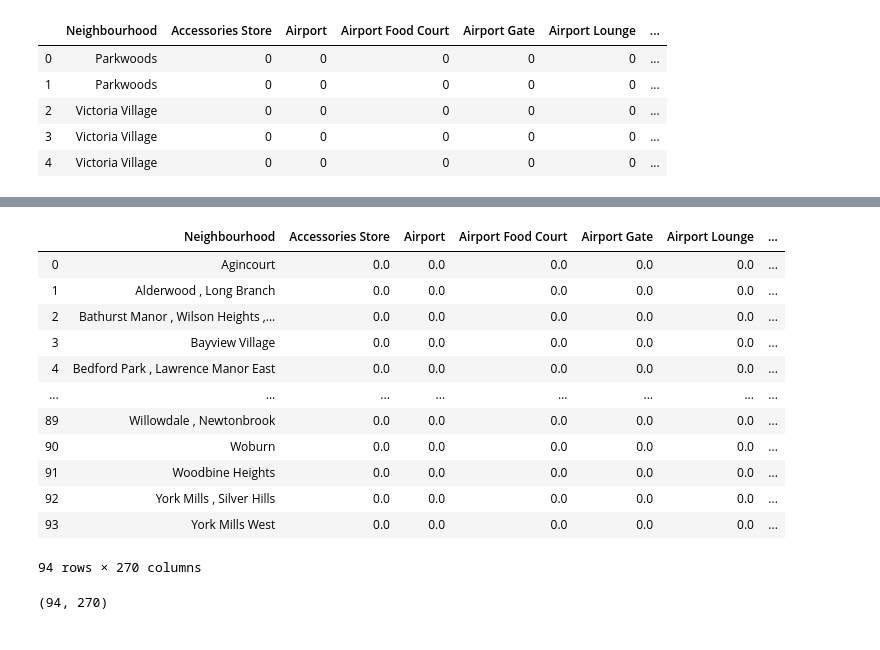
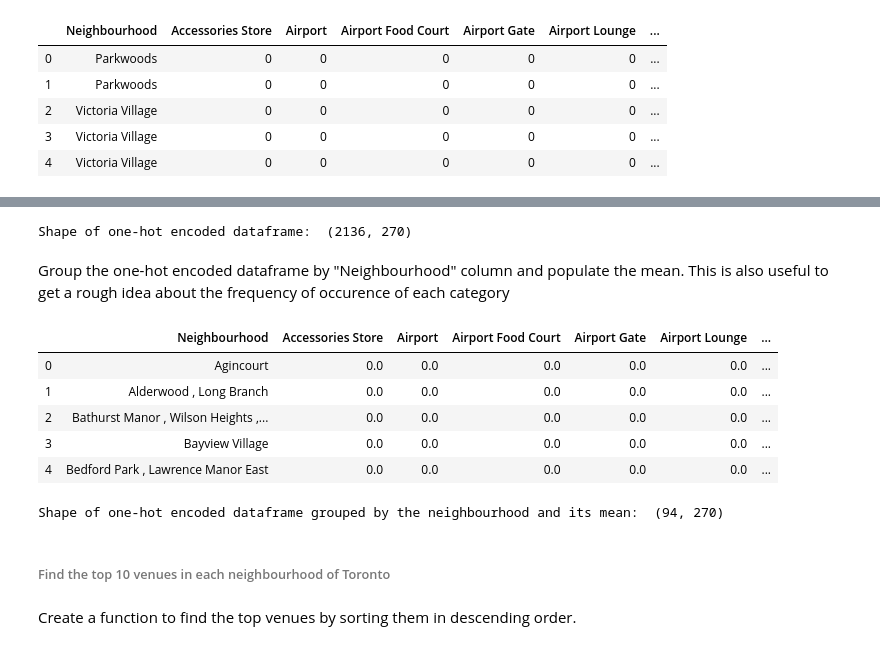
Before and after one commit to nitishbhardwaj1912/Coursera_Capstone, a Jupyter notebook: CourseraCapstone_A1.ipynb, the cells around one changed output, grey strips where cells are left out. Drawn from its saved outputs; the diff is of its cells as text; code cells hidden in the pictures.

```diff
--- a/CourseraCapstone_A1.ipynb
+++ b/CourseraCapstone_A1.ipynb
@@ -6,15 +4,26 @@ This notebooks contains the data related to the IBM Capstone Project
 #data manipulation imports
 import pandas as pd
 import numpy as np
+
 #data scrapping imports
 from bs4 import BeautifulSoup
 import requests
+
 #geocoding imports
 from geopy.extra.rate_limiter import RateLimiter
 from geopy.geocoders import Nominatim
+
 #visualization libraries
 import folium as folium
+import matplotlib.pyplot as plt
+import matplotlib.cm as cm
+import matplotlib.colors as colors
+
 #transform JSON file into a pandas dataframe
 from pandas.io.json import json_normalize
-# pd.set_option('display.max_rows', None)
-pd.reset_option('display.max_rows', 'display.max_columns')
+
+# import k-means from clustering stage
+from sklearn.cluster import KMeans
+
+#metric imports
+from sklearn.metrics import silhouette_score
@@ -140,6 +159,6 @@ map_toronto
 # %%
-CLIENT_ID = 'USPKIWNSHV1UGUN5DO2445IMKZVFHL21VAJ4NKIALPWYTZM4' # your Foursquare ID
-CLIENT_SECRET = 'BODOR5RCJOCVDJGFCEWPMKMYW22UJEJBTDTDWJ3LP5TASNDG' # your Foursquare Secret
+CLIENT_ID = '<secret_id>' # your Foursquare ID
+CLIENT_SECRET = '<secret_key>' # your Foursquare Secret
 VERSION = '20180605' # Foursquare API version
 
 print('Your credentails:')
@@ -154,5 +173,13 @@ CLIENT_SECRET:BODOR5RCJOCVDJGFCEWPMKMYW22UJEJBTDTDWJ3LP5TASNDG
 # %%
-def getNearbyVenues(names, latitudes, longitudes, radius=500):
+def getNearbyVenues(names, latitudes, longitudes, radius=500, LIMIT=100):
+    '''
+    A function to fetch the venues near a location within a radius of 500 meters.
+    names = name of the location
+    latitude = latitude of the location
+    longitude = longitude of the location
+
+    Return value: nearby venues fetched based on foursquare api
+    '''
 
     venues_list=[]
     for name, lat, lng in zip(names, latitudes, longitudes):
@@ -269,21 +290,24 @@ toronto_venues[toronto_venues['Venue Category']=='Neighborhood']
+# %%
+print("Shape of one-hot encoded dataframe: ", toronto_onehot.shape)
+# %% [output]
+Shape of one-hot encoded dataframe:  (2136, 270)
+# %% [markdown]
+Group the one-hot encoded dataframe by "Neighbourhood" column and populate the mean. This is also useful to get a rough idea about the frequency of occurence of each category
 # %%
 toronto_grouped = toronto_onehot.groupby('Neighbourhood').mean().reset_index()
-toronto_grouped
+toronto_grouped.head()
 # %% [output]
 |  | Neighbourhood | Accessories Store | Airport | Airport Food Court | Airport Gate | Airport Lounge | ... |
 | 0 | Agincourt | 0.0 | 0.0 | 0.0 | 0.0 | 0.0 | ... |
 | 1 | Alderwood , Long Branch | 0.0 | 0.0 | 0.0 | 0.0 | 0.0 | ... |
 | 2 | Bathurst Manor , Wilson Heights ,... | 0.0 | 0.0 | 0.0 | 0.0 | 0.0 | ... |
 | 3 | Bayview Village | 0.0 | 0.0 | 0.0 | 0.0 | 0.0 | ... |
 | 4 | Bedford Park , Lawrence Manor East | 0.0 | 0.0 | 0.0 | 0.0 | 0.0 | ... |
-| ... | ... | ... | ... | ... | ... | ... | ... |
-| 89 | Willowdale , Newtonbrook | 0.0 | 0.0 | 0.0 | 0.0 | 0.0 | ... |
-| 90 | Woburn | 0.0 | 0.0 | 0.0 | 0.0 | 0.0 | ... |
-| 91 | Woodbine Heights | 0.0 | 0.0 | 0.0 | 0.0 | 0.0 | ... |
-| 92 | York Mills , Silver Hills | 0.0 | 0.0 | 0.0 | 0.0 | 0.0 | ... |
-| 93 | York Mills West | 0.0 | 0.0 | 0.0 | 0.0 | 0.0 | ... |
-94 rows × 270 columns
-# %%
-toronto_grouped.shape
-# %% [output]
-(94, 270)
+# %%
+print("Shape of one-hot encoded dataframe grouped by the neighbourhood and its mean: ", toronto_grouped.shape)
+# %% [output]
+Shape of one-hot encoded dataframe grouped by the neighbourhood and its mean:  (94, 270)
+# %% [markdown]
+###### Find the top 10 venues in each neighbourhood of Toronto
+# %% [markdown]
+Create a function to find the top venues by sorting them in descending order.
```
Also changed, not shown: parts of 35 cells of this notebook.
